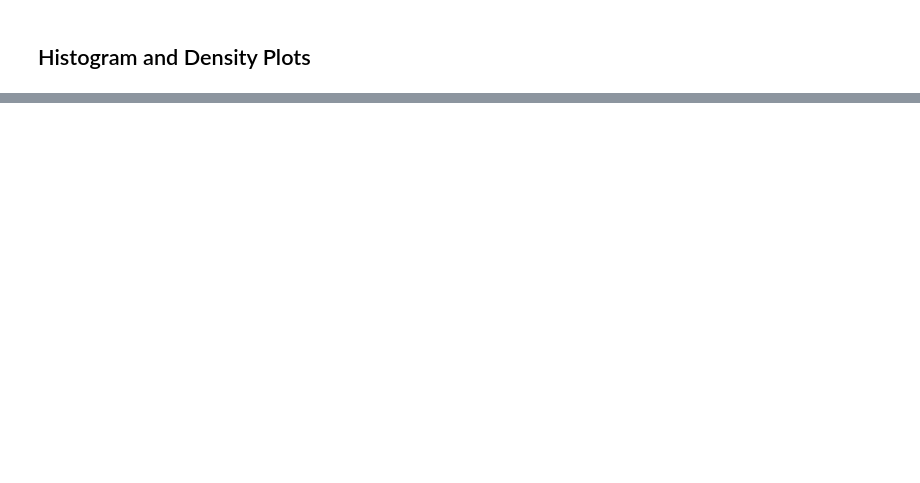
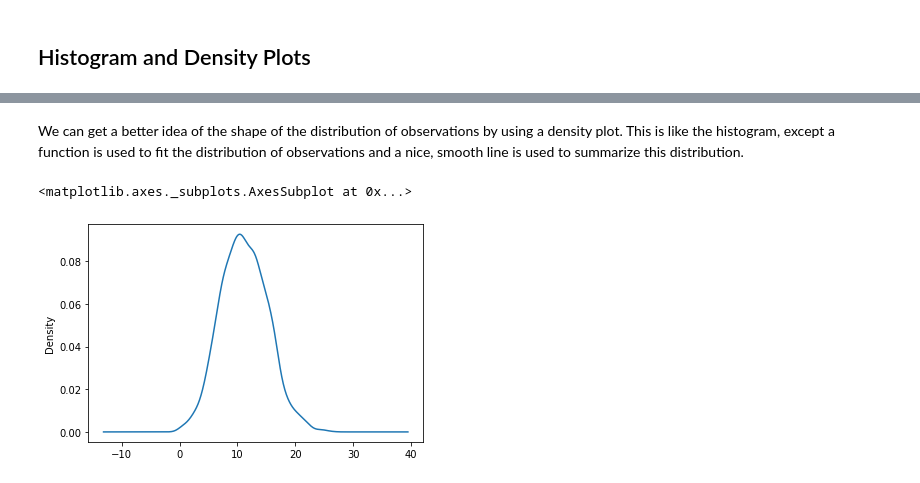
Before and after one commit to rahiakela/introduction-to-time-series-forecasting-with-python, a Jupyter notebook: 3_time_series_data_visualization.ipynb, the cells around one changed output, grey strips where cells are left out. Saved outputs shown, nothing was run; the diff lists cells and outputs as text; code cells hidden in the pictures; blank space fills up the shorter version.

```diff
--- a/3_time_series_data_visualization.ipynb
+++ b/3_time_series_data_visualization.ipynb
@@ -80,0 +107,7 @@ AttributeError: ignored
+# %% [markdown]
+We can get a better idea of the shape of the distribution of observations by using a density plot. This is like the histogram, except a function is used to fit the distribution of observations and a nice, smooth line is used to summarize this distribution.
+# %%
+series.plot(kind='kde')
+# %% [output]
+<matplotlib.axes._subplots.AxesSubplot at 0x...>
+[figure, added]
```
Also changed, not shown: parts of 15 cells of this notebook.
